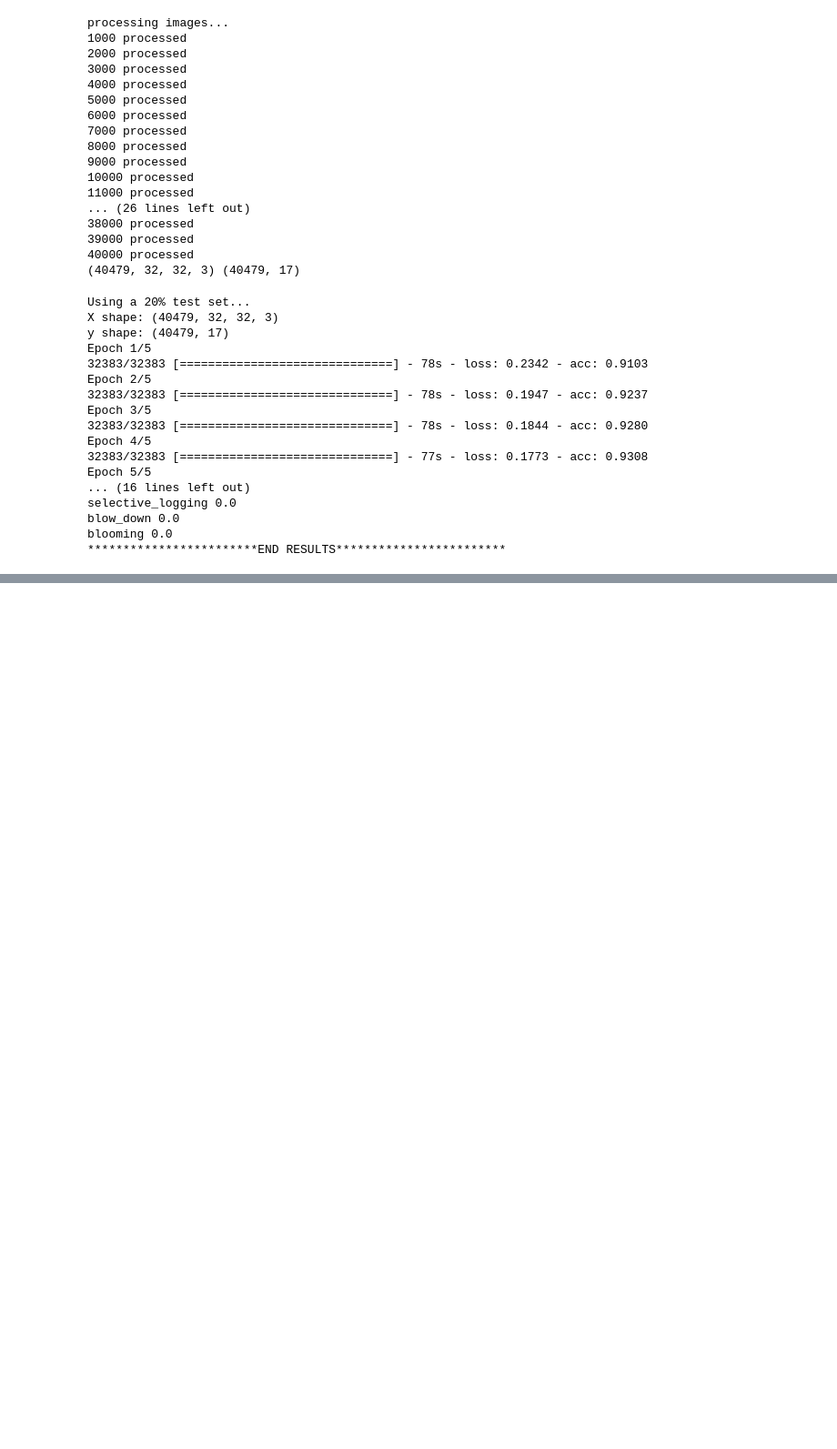
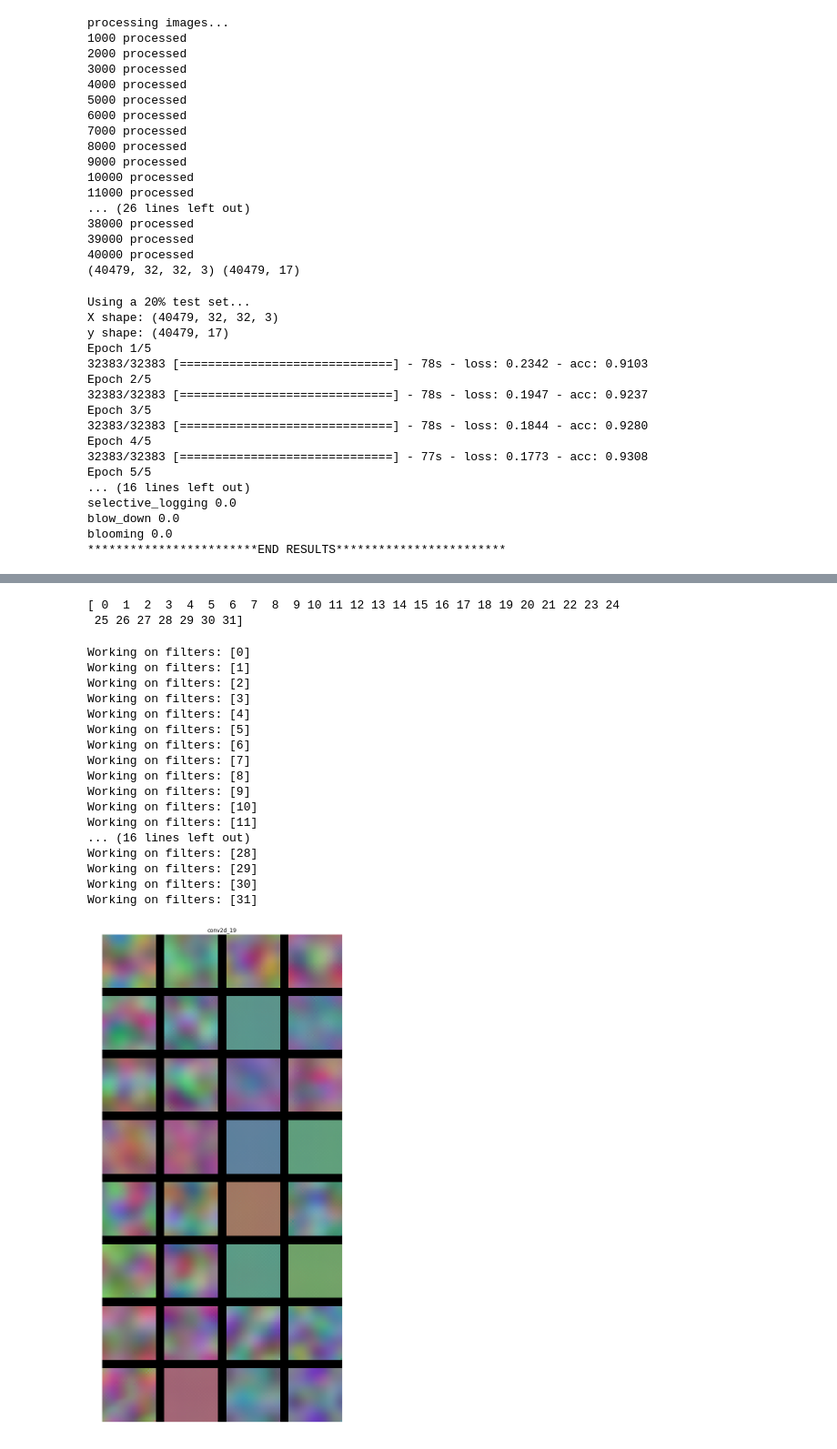
Before and after one commit to ludazhao/human-footprint, a Jupyter notebook: models/2-cnn.ipynb, the cells around one changed output, grey strips where cells are left out. Shown at 91% size. Saved outputs shown, nothing was run; the diff lists cells and outputs as text; code cells hidden in the pictures; blank space fills up the shorter version.

```diff
--- a/models/2-cnn.ipynb
+++ b/models/2-cnn.ipynb
@@ -220,0 +742,18 @@ model.save(fn)
+# %%
+#load model
+
+from keras.models import load_model
+model = load_model('../data/cnn-2_0530_03_48_1496116132.h5')
+# %%
+import numpy as np
+from matplotlib import pyplot as plt
+
+%matplotlib inline
+
+
+%pylab inline
+pylab.rcParams['figure.figsize'] = (20, 20)
+
+
+from vis.utils import utils
+from vis.visualization import visualize_activation, get_num_filters
@@ -220,0 +762,3 @@ model.save(fn)
+# %%
+for idx, layer in enumerate(model.layers):
+    print idx, layer.name
@@ -220,0 +804,45 @@ model.save(fn)
+# %%
+layer_name = "conv2d_19"
+layer_idx = [idx for idx, layer in enumerate(model.layers) if layer.name == layer_name][0]
+filters = np.arange(get_num_filters(model.layers[layer_idx]))
+
+print filters
+# %% [output]
+[ 0  1  2  3  4  5  6  7  8  9 10 11 12 13 14 15 16 17 18 19 20 21 22 23 24
+ 25 26 27 28 29 30 31]
+# %%
+# Visualize all filters in this layer.
+filters = np.arange(get_num_filters(model.layers[layer_idx]))
+
+# Generate input image for each filter. Here `text` field is used to overlay `filter_value` on top of the image.
+vis_images = []
+for idx in filters[:32]:
+    img = visualize_activation(model, layer_idx, filter_indices=idx)
+    #img = utils.draw_text(img, str(idx))
+    vis_images.append(img)
+
+# Generate stitched image palette with 8 cols.
+stitched = utils.stitch_images(vis_images, cols=4)
+plt.axis('off')
+plt.imshow(stitched)
+plt.title(layer_name)
+plt.show()
+# %% [output]
+Working on filters: [0]
+Working on filters: [1]
+Working on filters: [2]
+Working on filters: [3]
+Working on filters: [4]
+Working on filters: [5]
+Working on filters: [6]
+Working on filters: [7]
+Working on filters: [8]
+Working on filters: [9]
+Working on filters: [10]
+Working on filters: [11]
+... (16 lines left out)
+Working on filters: [28]
+Working on filters: [29]
+Working on filters: [30]
+Working on filters: [31]
+[figure, added]
```
Also changed, not shown: parts of 35 cells of this notebook, 3 other files.
